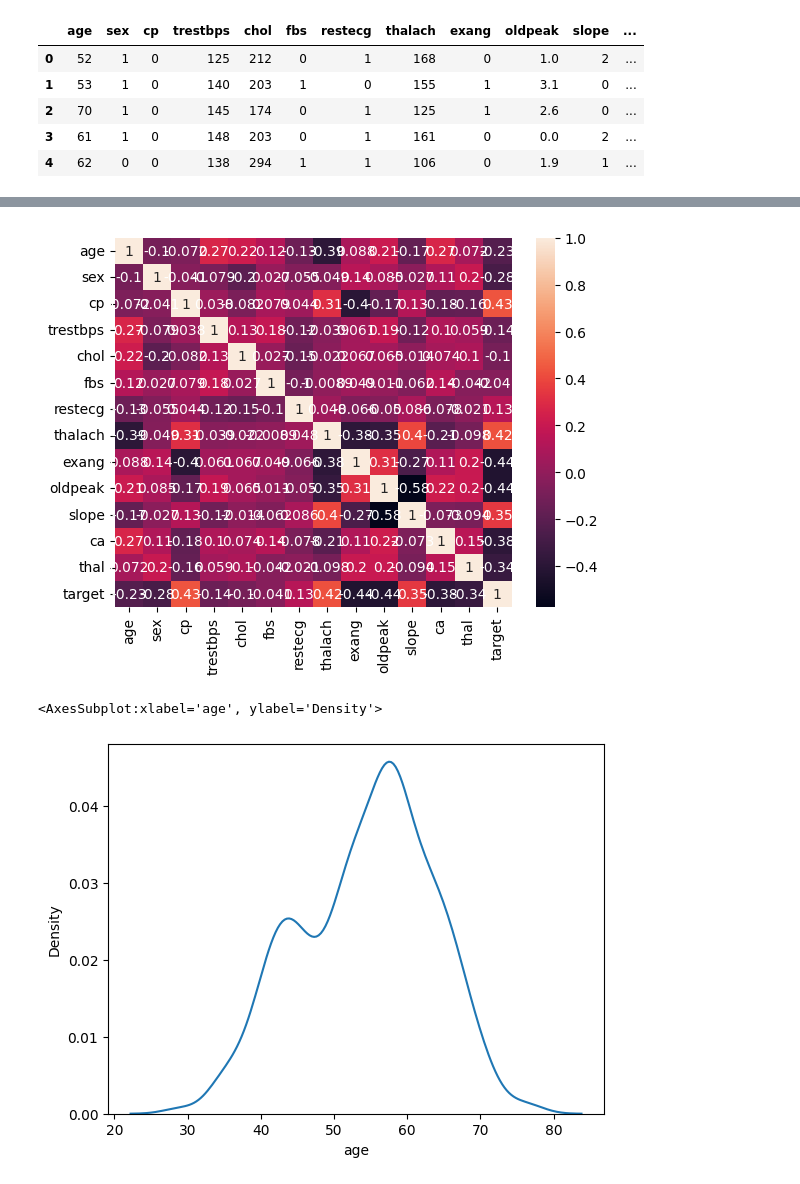
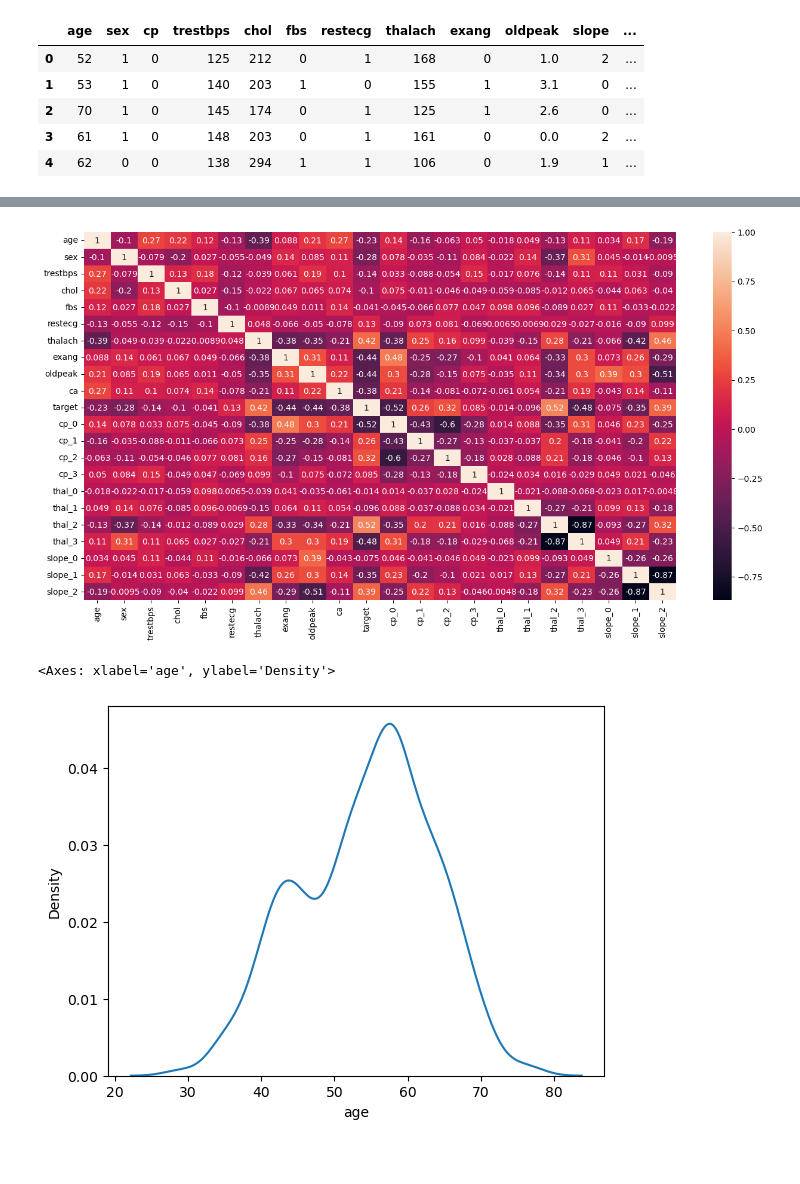
Before and after one commit to deepshikha-s/EC-422_Project, a Jupyter notebook: Exploratory Data Analysis.ipynb, the cells around one changed output, grey strips where cells are left out. Saved outputs shown, nothing was run; the diff lists cells and outputs as text; code cells hidden in the pictures; blank space fills up the shorter version.

```diff
--- a/Exploratory Data Analysis.ipynb
+++ b/Exploratory Data Analysis.ipynb
@@ -31,0 +366,24 @@ df.isna()
+# %%
+# categorical columns
+cp = pd.get_dummies(df['cp'],prefix= 'cp')
+thal = pd.get_dummies(df['thal'],prefix = 'thal')
+slope = pd.get_dummies(df['slope'],prefix = 'slope')
+
+frames = [df,cp,thal,slope]
+df = pd.concat(frames,axis=1)
+
+df['cp_1'] = df['cp_1'].astype(int)
+df['cp_2'] = df['cp_2'].astype(int)
+df['cp_3'] = df['cp_3'].astype(int)
+df['thal_0'] = df['thal_0'].astype(int)
+df['thal_1'] = df['thal_1'].astype(int)
+df['thal_2'] = df['thal_2'].astype(int)
+df['thal_3'] = df['thal_3'].astype(int)
+df['slope_0'] = df['slope_0'].astype(int)
+df['slope_1'] = df['slope_1'].astype(int)
+df['slope_2'] = df['slope_2'].astype(int)
+
+
+#Dropping the unnecessory variables
+df=df.drop(columns = ['cp','thal','slope'])
+df.head()
@@ -72,7 +482,8 @@ df1.corr()
 # %%
+plt.figure(figsize= (16,8))
 ax = sns.heatmap(df1.corr(), annot=True)
 # %% [output]
-[figure, old version]
+[figure, new version]
 # %%
 # Box Plot
 # Mean
@@ -82,7 +493,7 @@ ax = sns.heatmap(df1.corr(), annot=True)
 # Outlier Analysis
 sns.kdeplot(df['age'])
 # %% [output]
-<AxesSubplot:xlabel='age', ylabel='Density'>
+<Axes: xlabel='age', ylabel='Density'>
 [figure]
 # %%
 sns.kdeplot(df['trestbps'])
```
Also changed, not shown: parts of 52 cells of this notebook.
